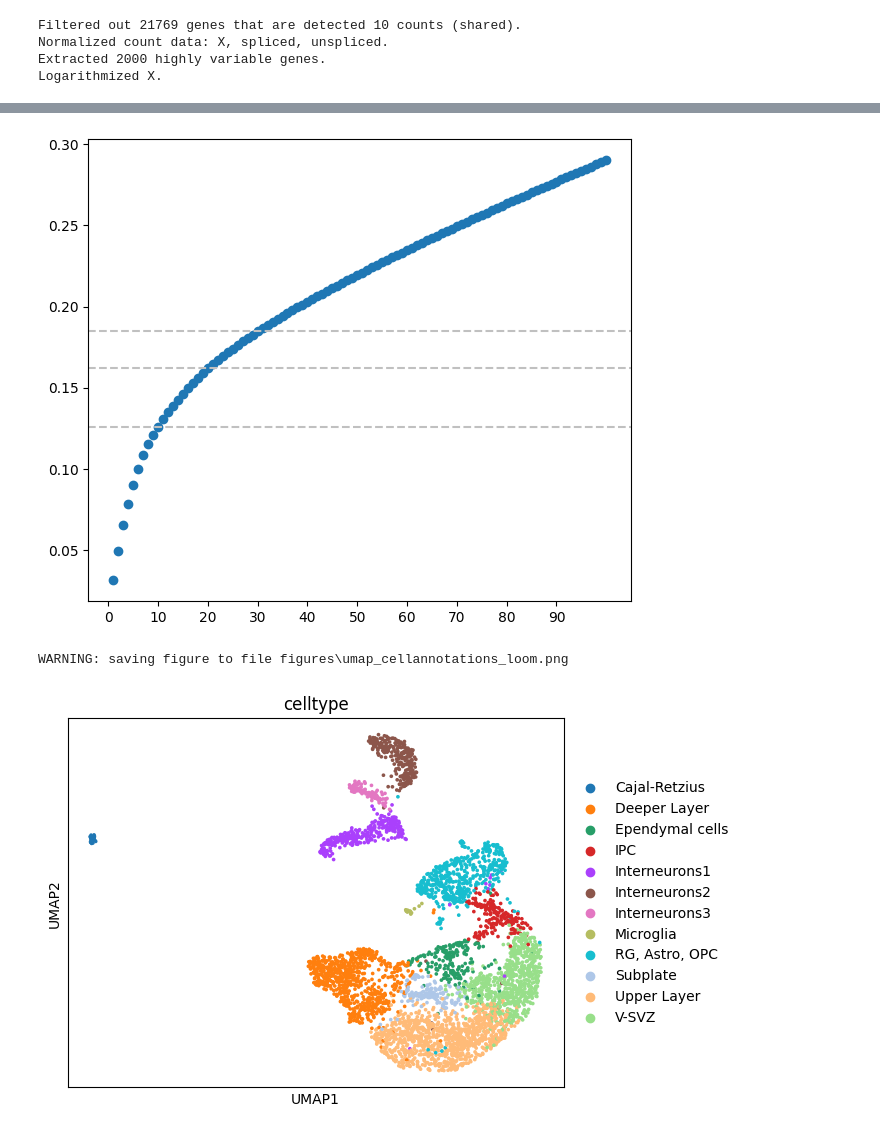
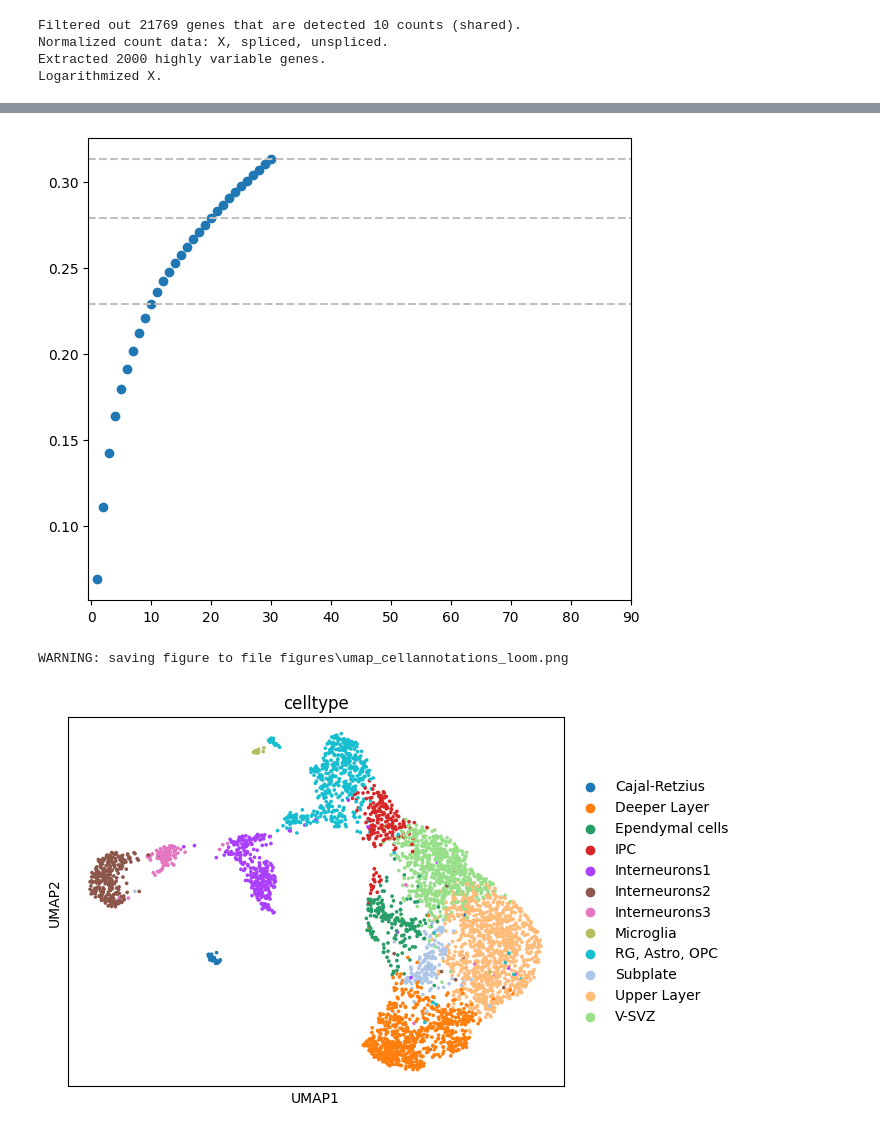
Before and after one commit to smilies-polito/atlas-experiments, a Jupyter notebook: scRNA_10xMouseLoom_Preprocessing.ipynb, the cells around one changed output, grey strips where cells are left out. Cells and saved outputs as stored; diff of their text form; code cells hidden in the pictures.

```diff
--- a/scRNA_10xMouseLoom_Preprocessing.ipynb
+++ b/scRNA_10xMouseLoom_Preprocessing.ipynb
@@ -42,10 +42,10 @@ WARNING: saving figure to file figures\scatterQC_mtPerc_loom.png
 [figure]
 # %%
 # Filtering cells
-lower, upper = np.percentile(adata.obs.n_genes_by_counts, [2, 98]).astype(int)
+lower, upper = np.percentile(adata.obs.n_genes_by_counts, [2,98]).astype(int)
 print(f'Retaining cells with {lower} < n_genes_by_counts < {upper}')
-adata = adata[adata.obs.n_genes_by_counts>lower]
-adata = adata[adata.obs.n_genes_by_counts<upper]
+sc.pp.filter_cells(adata, min_genes=lower)
+sc.pp.filter_cells(adata, max_genes=upper)
 # %% [output]
 Retaining cells with 767 < n_genes_by_counts < 3979
 # %%
@@ -75,12 +81,12 @@ WARNING: saving figure to file figures\pca_variance_ratio_loom.png
 # %%
 # Explained variance plot
 cumulative_variance_ratio = np.cumsum(adata.uns['pca']['variance_ratio'])
 fig, ax = plt.subplots(figsize=(7, 6))
-plt.scatter(range(1,101), cumulative_variance_ratio, )
+plt.scatter(range(1,31), cumulative_variance_ratio, )
 plt.axhline(cumulative_variance_ratio[9], color='silver', linestyle='dashed') # Variance explained by first 10 components
 plt.axhline(cumulative_variance_ratio[19], color='silver', linestyle='dashed') # Variance explained by first 20 components
 plt.axhline(cumulative_variance_ratio[29], color='silver', linestyle='dashed') # Variance explained by first 30 components
 ax.set_xticks(range(0, 100, 10))
-plt.savefig('figures/pcs_explained_variance_loom.png')
+plt.savefig('figures/explained_variance.png')
 # %% [output]
-[figure, old version]
+[figure, new version]
@@ -94,4 +94,4 @@ sc.tl.umap(adata, random_state=seed)
 sc.pl.umap(adata, color=['celltype'], save='_cellannotations_loom.png')
 # %% [output]
 WARNING: saving figure to file figures\umap_cellannotations_loom.png
-[figure, old version]
+[figure, new version]
```
Also changed, not shown: parts of 23 cells of this notebook.
